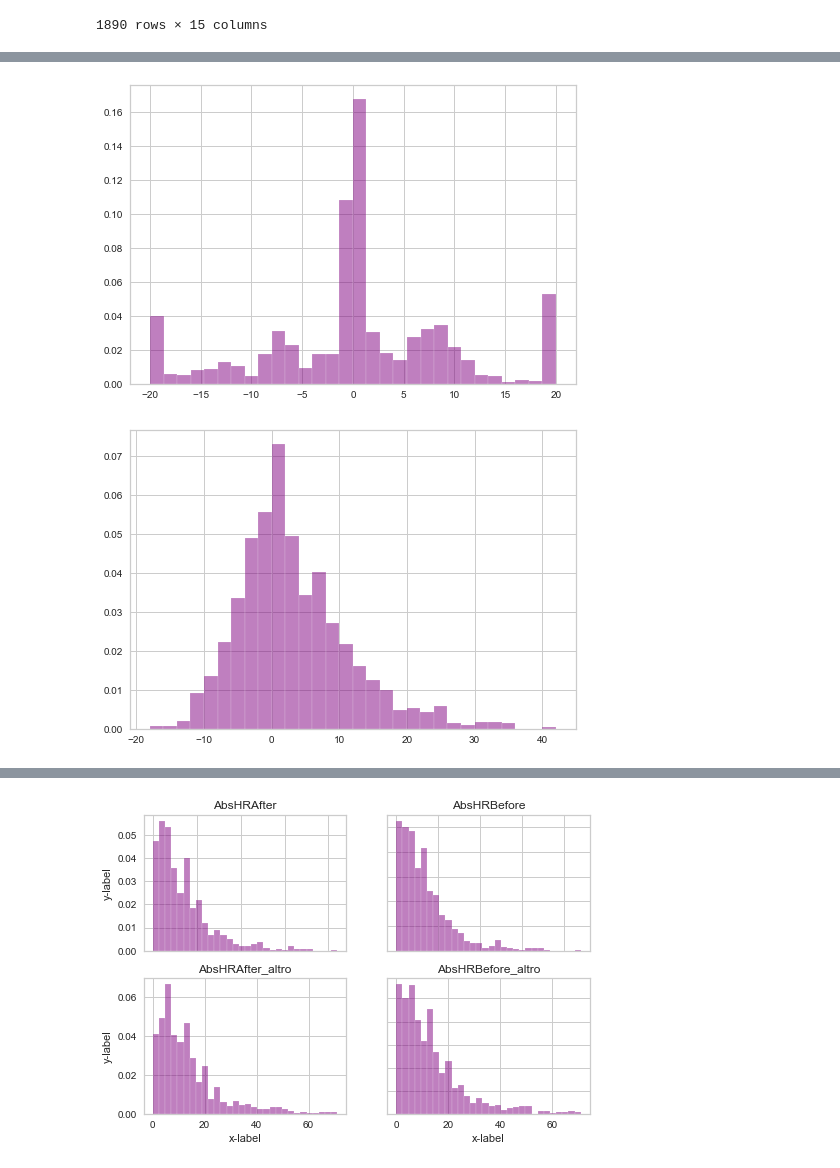
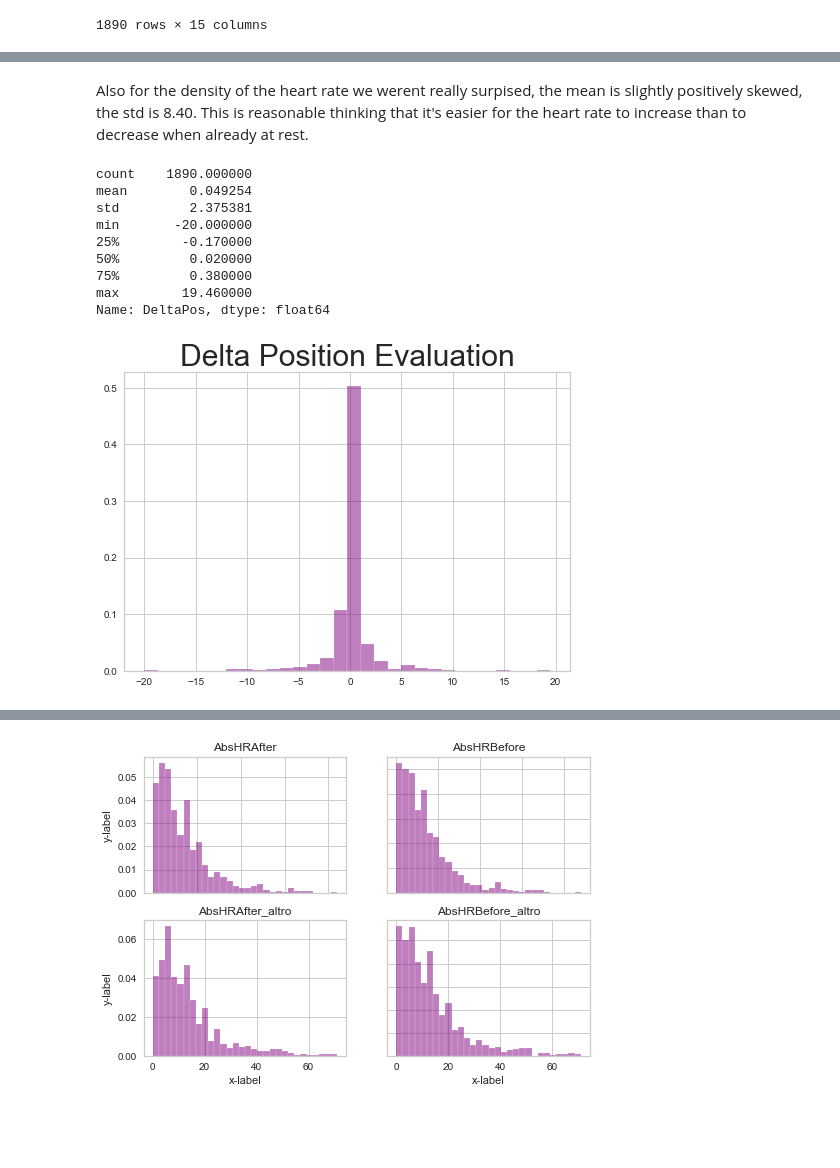
Before and after one commit to tommdim/statistics-101, a Jupyter notebook: project/src/main.ipynb, the cells around one changed output, grey strips where cells are left out. Cells and saved outputs as stored; diff of their text form; code cells hidden in the pictures; blank space fills up the shorter version.

```diff
--- a/project/src/main.ipynb
+++ b/project/src/main.ipynb
@@ -839,8 +859,18 @@ n, bins, patches = plt.hist(df["TPM"], density = 1, facecolor='purple', edgecolo
+# %% [markdown]
+Also for the density of the heart rate we werent really surpised, the mean is slightly positively skewed, the std is 8.40.
+This is reasonable thinking that it's easier for the heart rate to increase than to decrease when already at rest.
 # %%
-n, bins, patches = plt.hist(df["Evaluation"], density = 1, facecolor='purple', edgecolor = 'white', alpha=0.5, label = "TimePerMove", bins = 30)
+n, bins, patches = plt.hist(df["DeltaPos"], density = 1, facecolor='purple', edgecolor = 'white', alpha=0.5, label = "TimePerMove", bins = 30)
+title = plt.title('Delta Position Evaluation',size = 30)
+df["DeltaPos"].describe()
 # %% [output]
+count    1890.000000
+mean        0.049254
+std         2.375381
+min       -20.000000
+25%        -0.170000
+50%         0.020000
+75%         0.380000
+max        19.460000
+Name: DeltaPos, dtype: float64
-[figure, old version]
+[figure, new version]
-# %%
-n, bins, patches = plt.hist(df["HRDelta"], density = 1, facecolor='purple', edgecolor = 'white', alpha=0.5, label = "TimePerMove", bins = 30)
-# %% [output]
-[figure, removed]
```
Also changed, not shown: parts of 76 cells of this notebook.
